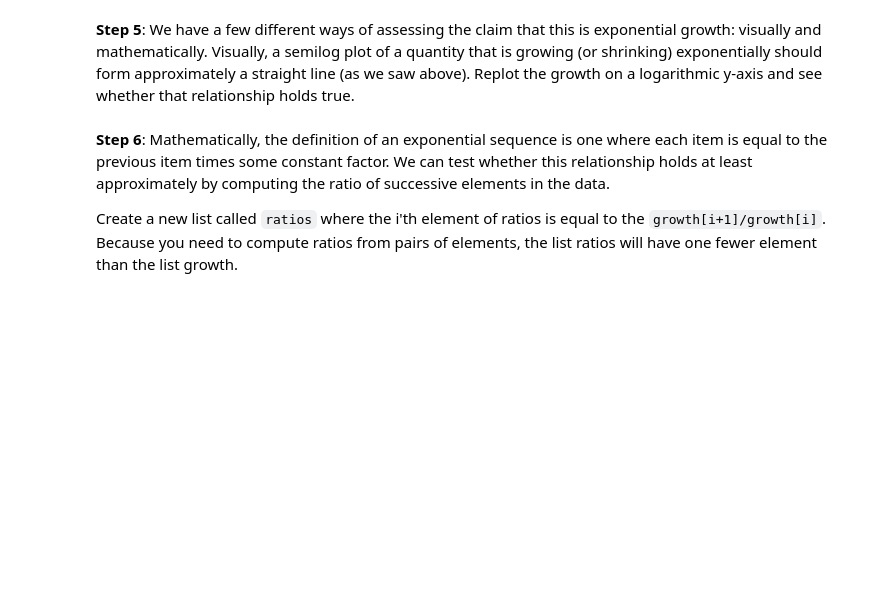
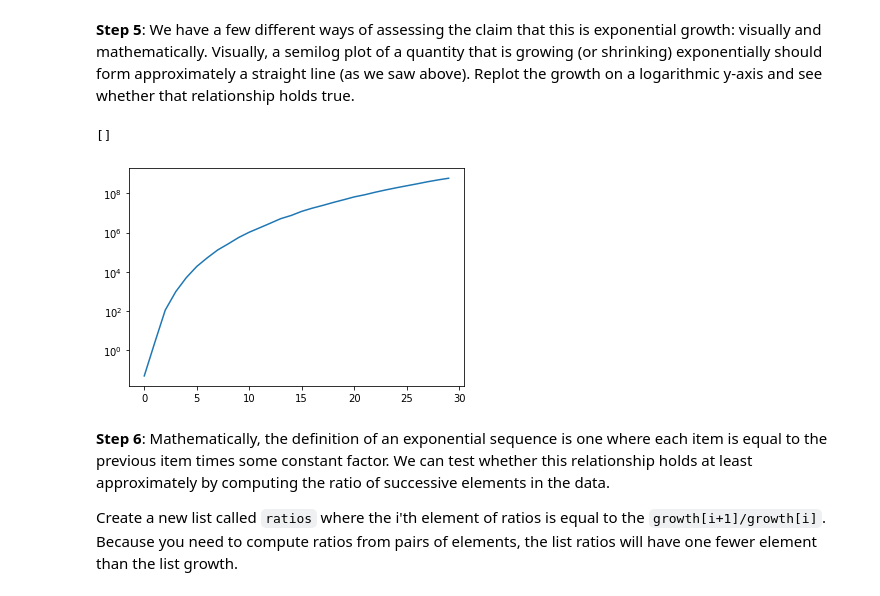
Before and after one commit to StarPerfect/Cornell, a Jupyter notebook: SampleJupyterNotebooksSession.ipynb, the cells around one changed output. Saved outputs shown, nothing was run; the diff lists cells and outputs as text; code cells hidden in the pictures; blank space fills up the shorter version.

```diff
--- a/SampleJupyterNotebooksSession.ipynb
+++ b/SampleJupyterNotebooksSession.ipynb
@@ -103,5 +129,11 @@ plt.plot(growth)
 # %% [markdown]
 **Step 5**: We have a few different ways of assessing the claim that this is exponential growth: visually and mathematically.  Visually, a semilog plot of a quantity that is growing (or shrinking) exponentially should form approximately a straight line (as we saw above).  Replot the growth on a logarithmic y-axis and see whether that relationship holds true.
+# %%
+plt.plot(growth)
+plt.semilogy()
+# %% [output]
+[]
+[figure, added]
 # %% [markdown]
 **Step 6**: Mathematically, the definition of an exponential sequence is one where each item is equal to the previous item times some constant factor.  We can test whether this relationship holds at least approximately by computing the ratio of successive elements in the data.
 
```
Also changed, not shown: parts of 13 cells of this notebook.
